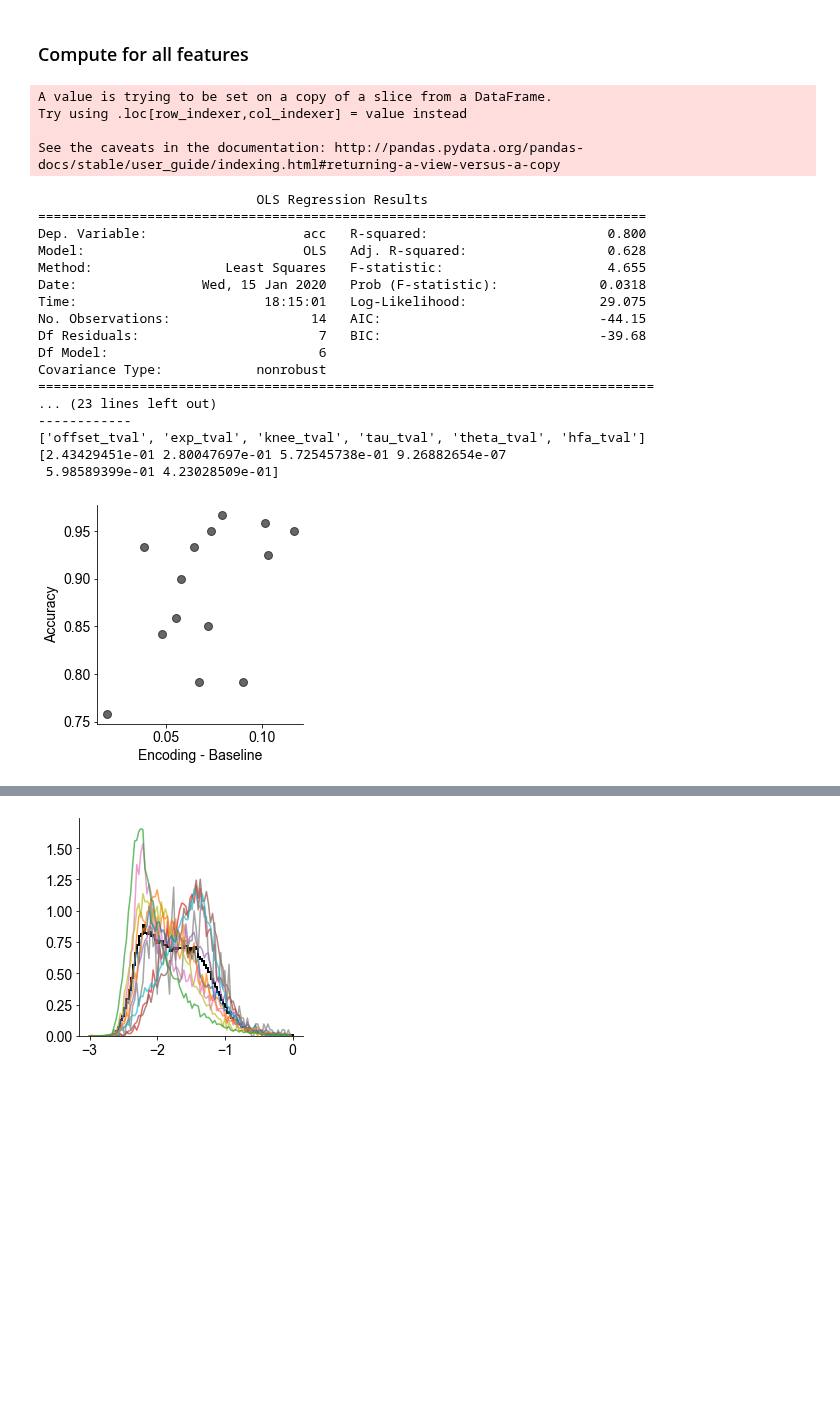
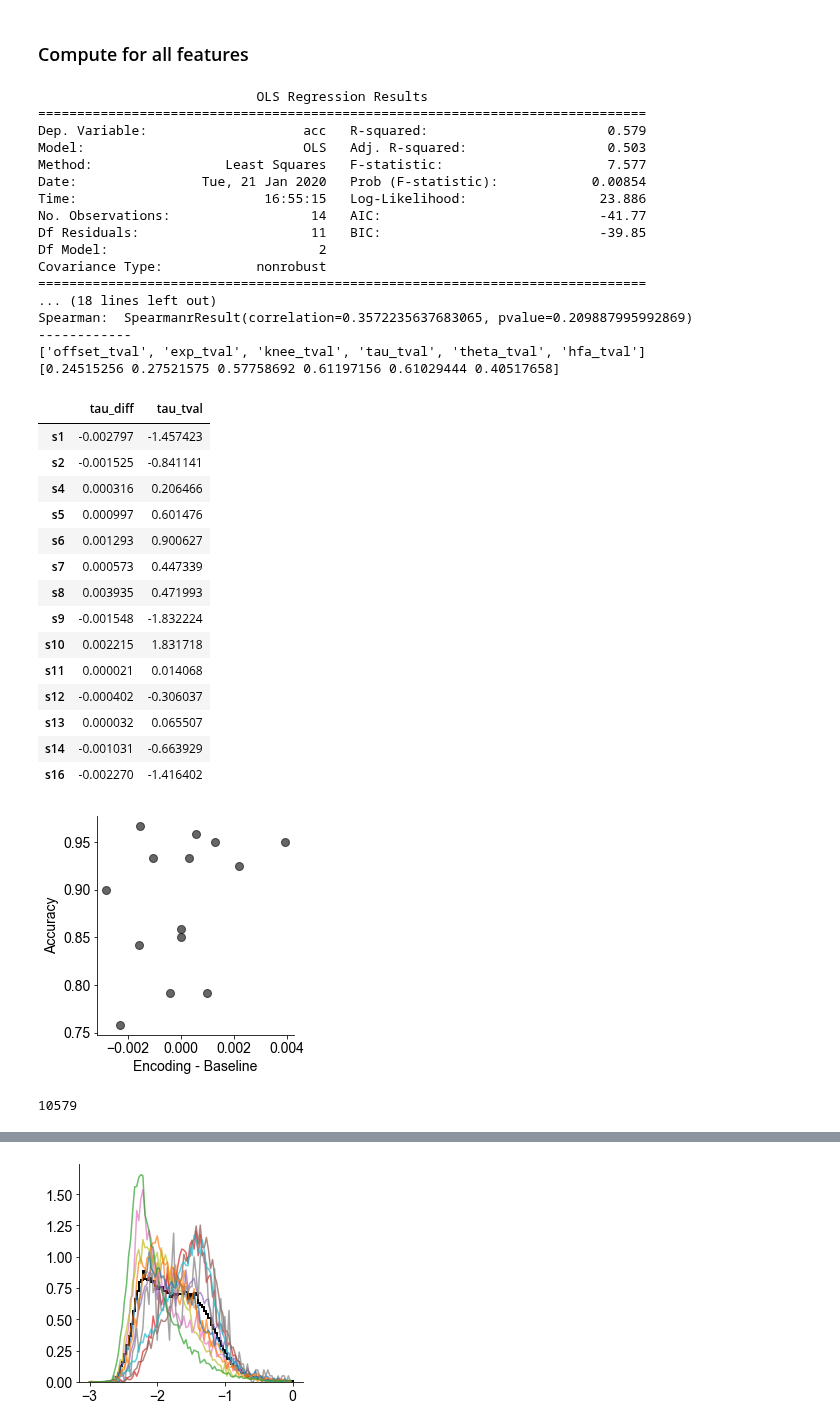
Before and after one commit to rdgao/field-echos, a Jupyter notebook: notebooks/4_viz_human_wm.ipynb, the cells around one changed output, grey strips where cells are left out. Cells and saved outputs as stored; diff of their text form; code cells hidden in the pictures; blank space fills up the shorter version.

Commit message:
lol figured out the log-mean thing, pushing for prosperity

```diff
--- a/notebooks/4_viz_human_wm.ipynb
+++ b/notebooks/4_viz_human_wm.ipynb
@@ -104,10 +102,10 @@ offset| exp| knee| tau| theta| hfa|
 # %% [markdown]
 ### Compute for all features
 # %%
-z_outlier = 10
-log_tau = True
-global_outlier = False
-
+# outlier detection, doesn't really matter what you use beyond z = 3
+z_outlier = 5
+log_tau = False
+global_outlier = False # do outlier detection per subject or pooled, also makes no real difference
 
 df_operating = df_alltrials.copy()
 grand_avg = []
@@ -121,6 +119,7 @@ if global_outlier:
 
 # collect all patients
 for i_p in valid_pat:
+    # loop over patients
     df_p = df_operating[(df_operating['patient']==i_p)].copy()
 
     if not global_outlier:
@@ -129,15 +128,17 @@ for i_p in valid_pat:
         z = np.abs((x-np.nanmean(x))/np.nanstd(x))
         df_p.loc[z>z_outlier, feature_names]=np.nan
 
+#     if log_tau:
+#         df_p['tau'] = np.log10(df_p['tau'])
+
     # pre-stim epoch
     df_pre = df_p[df_p['cond']==0]
 
-    # get avg values for encoding epoch
+    # get avg values for delay periods during encoding epoch
     arr_enc = (df_p[df_p['cond']==1].values + df_p[df_p['cond']==2].values)/2
     df_enc = pd.DataFrame(arr_enc, columns=col_names, index=df_pre.index)
 
-    # IT MATTERS WHETHER LOG IS PERFORMED BEFORE OR AFTER AVERAGING ENCODING PERIODS
-    # LOG POST AVERAGE
+    # log timescale values because non-normal
     if log_tau:
         df_pre['tau'] = np.log10(df_pre['tau'])
         df_enc['tau'] = np.log10(df_enc['tau'])
@@ -148,12 +149,16 @@ for i_p in valid_pat:
     for g, g_df in df_pre.groupby('trial'):
         f_pre = df_pre.loc[g_df.index][feature_names]
         f_enc = df_enc.loc[g_df.index][feature_names]
+
+        # compute feature difference
         f_diff = f_enc - f_pre
-
+        # average over channels
         f_collect.append(np.nanmean(f_diff,0))
+        # count how many nans to estimate data quality
         n_nans += np.isnan(f_diff).sum()['tau']
 
     f_collect = np.array(f_collect)
+
     # t-test on diff of measures
     tval = ttest_1samp(f_collect, 0, nan_policy='omit')[0]
     data_qual = (1-n_nans/len(df_pre))*100
@@ -162,58 +167,75 @@ for i_p in valid_pat:
     grand_avg.append(np.concatenate(([data_qual], np.nanmean(f_collect, 0), tval)))
 
 grand_avg = np.array(grand_avg)
-# %% [output]
-A value is trying to be set on a copy of a slice from a DataFrame.
-Try using .loc[row_indexer,col_indexer] = value instead
-
-See the caveats in the documentation: http://pandas.pydata.org/pandas-docs/stable/user_guide/indexing.html#returning-a-view-versus-a-copy
 # %%
 # run stats
 df_result = pd.DataFrame(grand_avg, index=df_patient_info.index.values[patient_inds],
                          columns=['data_qual'] + [fn+'_diff' for fn in feature_names] + [fn+'_tval' for fn in feature_names])
 
+# pool behavioral data (average of RT and accuracy)
 df_patient = pd.concat((df_patient_info.loc[df_result.index], df_result), axis=1)
 df_patient['acc'] = df_patient[['acc_identity','acc_spatial','acc_temporal']].mean(1)
 df_patient['rt'] = df_patient[['rt_identity','rt_spatial','rt_temporal']].mean(1)
 
-mod = smf.ols(formula='acc ~ age + tau_diff + offset_diff + exp_diff + theta_diff + hfa_diff', data=df_patient)
-#mod = smf.ols(formula='acc ~ age + tau_diff', data=df_patient)
+# GLM on accuracy
+# mod = smf.ols(formula='acc ~ age + tau_diff + offset_diff + exp_diff + theta_diff + hfa_diff', data=df_patient)
+mod = smf.ols(formula='acc ~ age + tau_diff', data=df_patient)
 res = mod.fit()
 print(res.summary())
 
 # plot
 x = df_patient['tau_diff']
 y = df_patient['acc']
 plt.figure(figsize=(4,4))
 plt.plot(x,y, 'ok', alpha=0.6, ms=8)
 plt.xlabel('Encoding - Baseline');plt.ylabel('Accuracy');
 plt.tight_layout(); despine()
 #if save_plot: plt.savefig(fig_path%'corr_tdiff_acc', bbox_inches='tight')
 
 print('-------------')
 print('Pearson:', pearsonr(x,y))
 print('Spearman: ', spearmanr(x,y,nan_policy='omit'))
 
 print('------------')
 print([fn+'_tval' for fn in feature_names])
 print(ttest_1samp(df_patient[[fn+'_tval' for fn in feature_names]], 0)[1])
 #print('t-test on t-values of diffs: ',ttest_1samp(df_patient['tau_tval'], 0, nan_policy='omit'))
+df_patient[['tau_diff', 'tau_tval']]
 # %% [output]
                             OLS Regression Results
 ==============================================================================
-Dep. Variable:                    acc   R-squared:                       0.800
-Model:                            OLS   Adj. R-squared:                  0.628
-Method:                 Least Squares   F-statistic:                     4.655
-Date:                Wed, 15 Jan 2020   Prob (F-statistic):             0.0318
-Time:                        18:15:01   Log-Likelihood:                 29.075
-No. Observations:                  14   AIC:                            -44.15
-Df Residuals:                       7   BIC:                            -39.68
-Df Model:                           6
+Dep. Variable:                    acc   R-squared:                       0.579
+Model:                            OLS   Adj. R-squared:                  0.503
+Method:                 Least Squares   F-statistic:                     7.577
+Date:                Tue, 21 Jan 2020   Prob (F-statistic):            0.00854
+Time:                        16:55:15   Log-Likelihood:                 23.886
+No. Observations:                  14   AIC:                            -41.77
+Df Residuals:                      11   BIC:                            -39.85
+Df Model:                           2
 Covariance Type:            nonrobust
-===============================================================================
-... (23 lines left out)
+==============================================================================
+... (18 lines left out)
+Spearman:  SpearmanrResult(correlation=0.3572235637683065, pvalue=0.209887995992869)
 ------------
 ['offset_tval', 'exp_tval', 'knee_tval', 'tau_tval', 'theta_tval', 'hfa_tval']
-[2.43429451e-01 2.80047697e-01 5.72545738e-01 9.26882654e-07
- 5.98589399e-01 4.23028509e-01]
+[0.24515256 0.27521575 0.57758692 0.61197156 0.61029444 0.40517658]
+|  | tau_diff | tau_tval |
+| s1 | -0.002797 | -1.457423 |
+| s2 | -0.001525 | -0.841141 |
+| s4 | 0.000316 | 0.206466 |
+| s5 | 0.000997 | 0.601476 |
+| s6 | 0.001293 | 0.900627 |
+| s7 | 0.000573 | 0.447339 |
+| s8 | 0.003935 | 0.471993 |
+| s9 | -0.001548 | -1.832224 |
+| s10 | 0.002215 | 1.831718 |
+| s11 | 0.000021 | 0.014068 |
+| s12 | -0.000402 | -0.306037 |
+| s13 | 0.000032 | 0.065507 |
+| s14 | -0.001031 | -0.663929 |
+| s16 | -0.002270 | -1.416402 |
-[figure, old version]
+[figure, new version]
+# %%
+(~np.isnan(df_diff['tau'])).sum()
+# %% [output]
+10579
```
Also changed, not shown: parts of 8 cells of this notebook.
